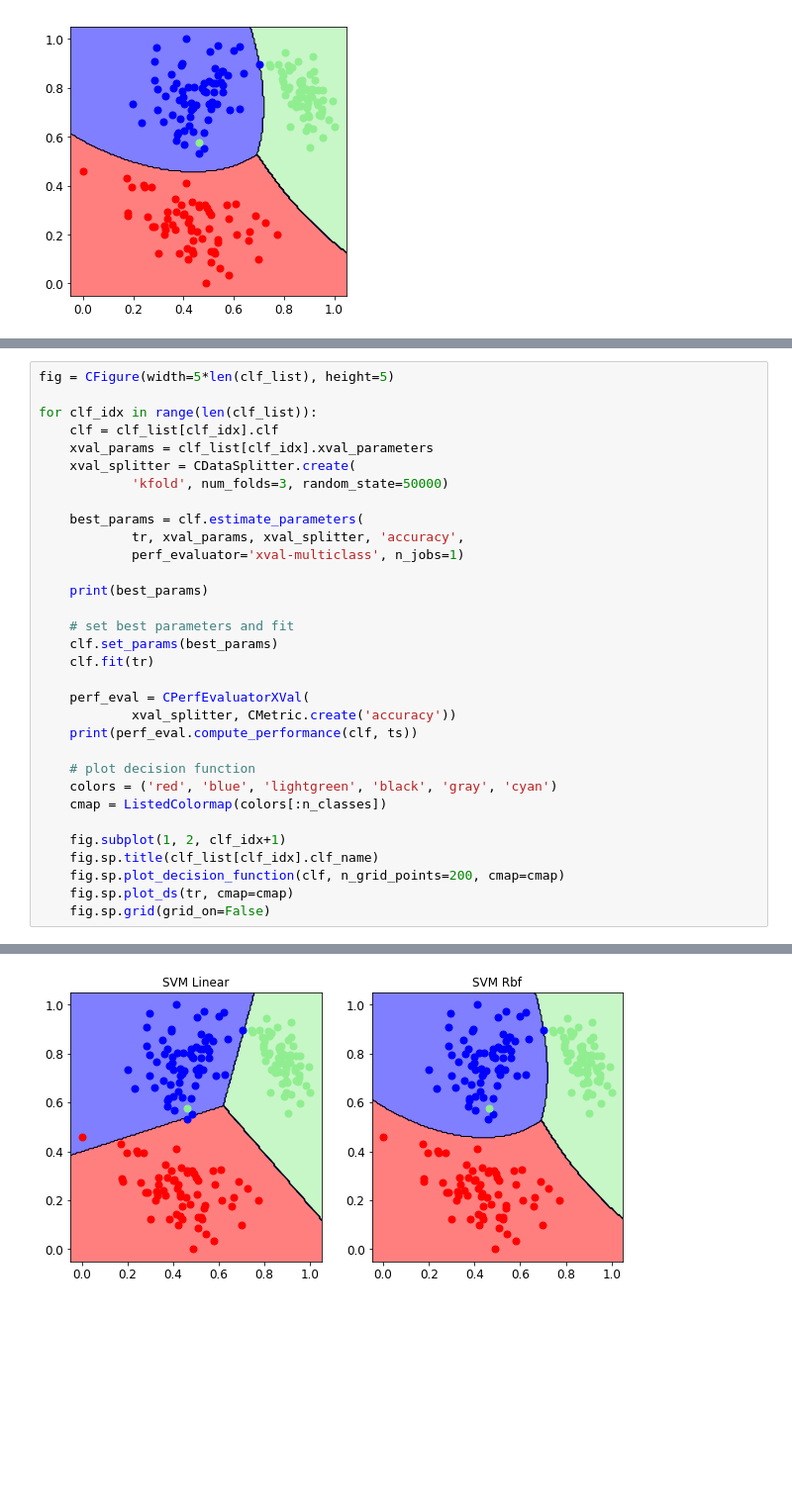
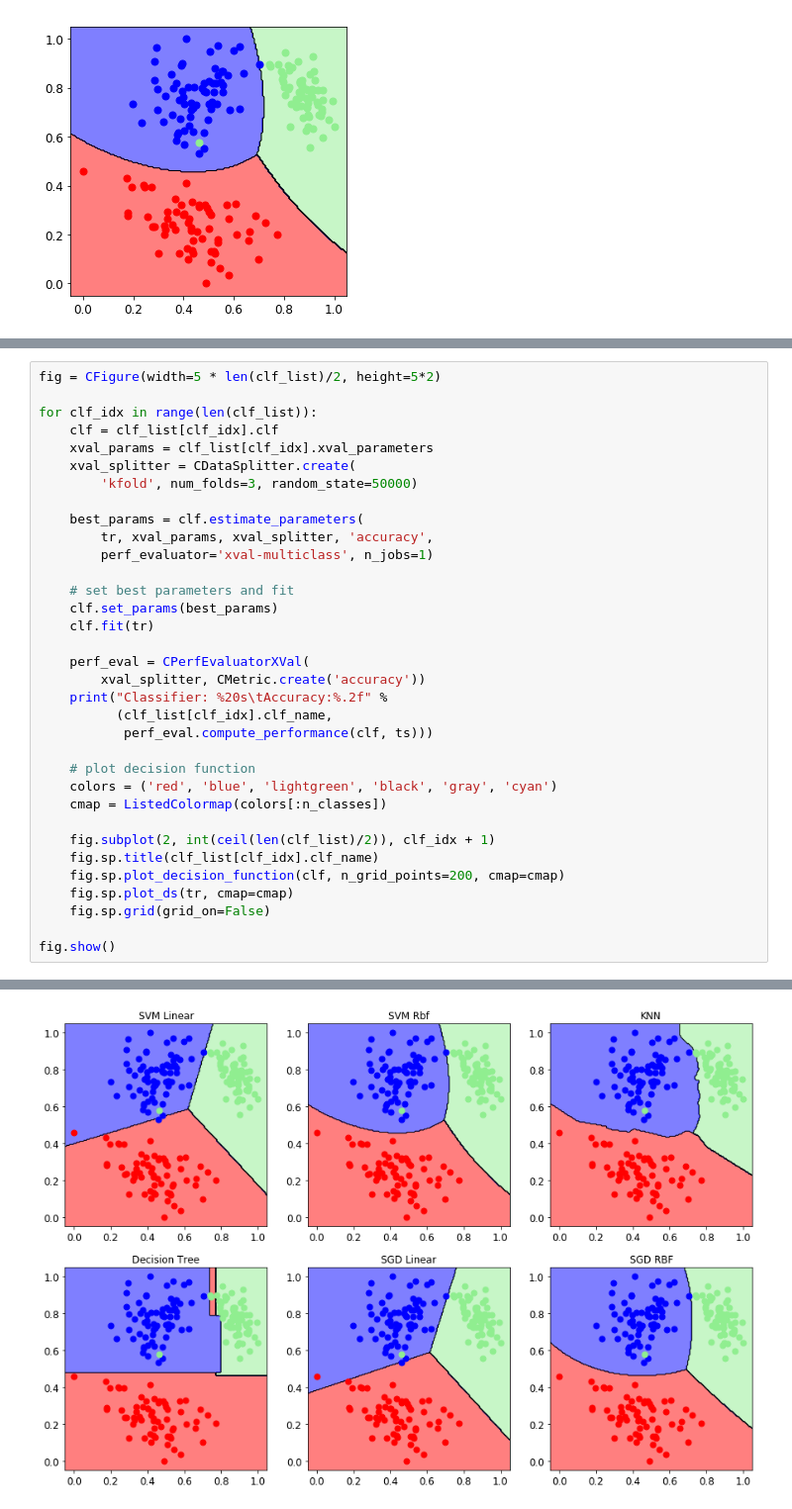
Before and after one commit to pralab/secml, a Jupyter notebook: src/secml/tutorials/01. Training.ipynb, the cells around one changed output, grey strips where cells are left out. Shown: that part at 99% size. Cells and saved outputs as stored; diff of their text form; blank space fills up the shorter version.

Commit message:
notebook training and visualization - more classifiers

```diff
--- a/src/secml/tutorials/01. Training.ipynb
+++ b/src/secml/tutorials/01. Training.ipynb
@@ -93,34 +112,36 @@ clf_list = [CLF(
 ]
 # %%
-fig = CFigure(width=5*len(clf_list), height=5)
+fig = CFigure(width=5 * len(clf_list)/2, height=5*2)
 
 for clf_idx in range(len(clf_list)):
     clf = clf_list[clf_idx].clf
     xval_params = clf_list[clf_idx].xval_parameters
     xval_splitter = CDataSplitter.create(
-            'kfold', num_folds=3, random_state=50000)
+        'kfold', num_folds=3, random_state=50000)
 
     best_params = clf.estimate_parameters(
-            tr, xval_params, xval_splitter, 'accuracy',
-            perf_evaluator='xval-multiclass', n_jobs=1)
-
-    print(best_params)
+        tr, xval_params, xval_splitter, 'accuracy',
+        perf_evaluator='xval-multiclass', n_jobs=1)
 
     # set best parameters and fit
     clf.set_params(best_params)
     clf.fit(tr)
 
     perf_eval = CPerfEvaluatorXVal(
-            xval_splitter, CMetric.create('accuracy'))
-    print(perf_eval.compute_performance(clf, ts))
+        xval_splitter, CMetric.create('accuracy'))
+    print("Classifier: %20s\tAccuracy:%.2f" %
+          (clf_list[clf_idx].clf_name,
+           perf_eval.compute_performance(clf, ts)))
 
     # plot decision function
     colors = ('red', 'blue', 'lightgreen', 'black', 'gray', 'cyan')
     cmap = ListedColormap(colors[:n_classes])
 
-    fig.subplot(1, 2, clf_idx+1)
+    fig.subplot(2, int(ceil(len(clf_list)/2)), clf_idx + 1)
     fig.sp.title(clf_list[clf_idx].clf_name)
     fig.sp.plot_decision_function(clf, n_grid_points=200, cmap=cmap)
     fig.sp.plot_ds(tr, cmap=cmap)
     fig.sp.grid(grid_on=False)
+
+fig.show()
 # %% [output]
@@ -131 +154 @@ for clf_idx in range(len(clf_list)):
-[figure, old version]
+[figure, new version]
```
Also changed, not shown: parts of 6 cells of this notebook.
